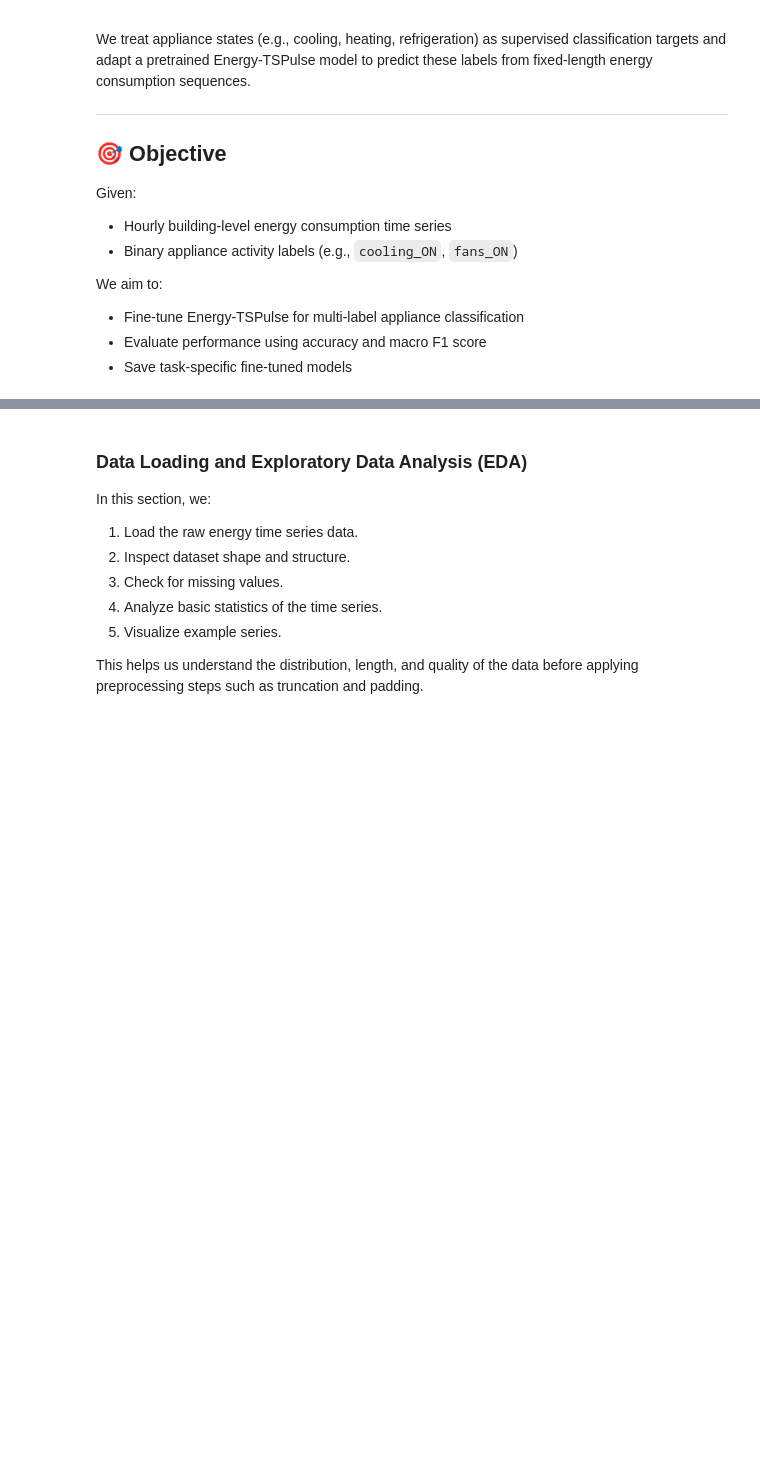
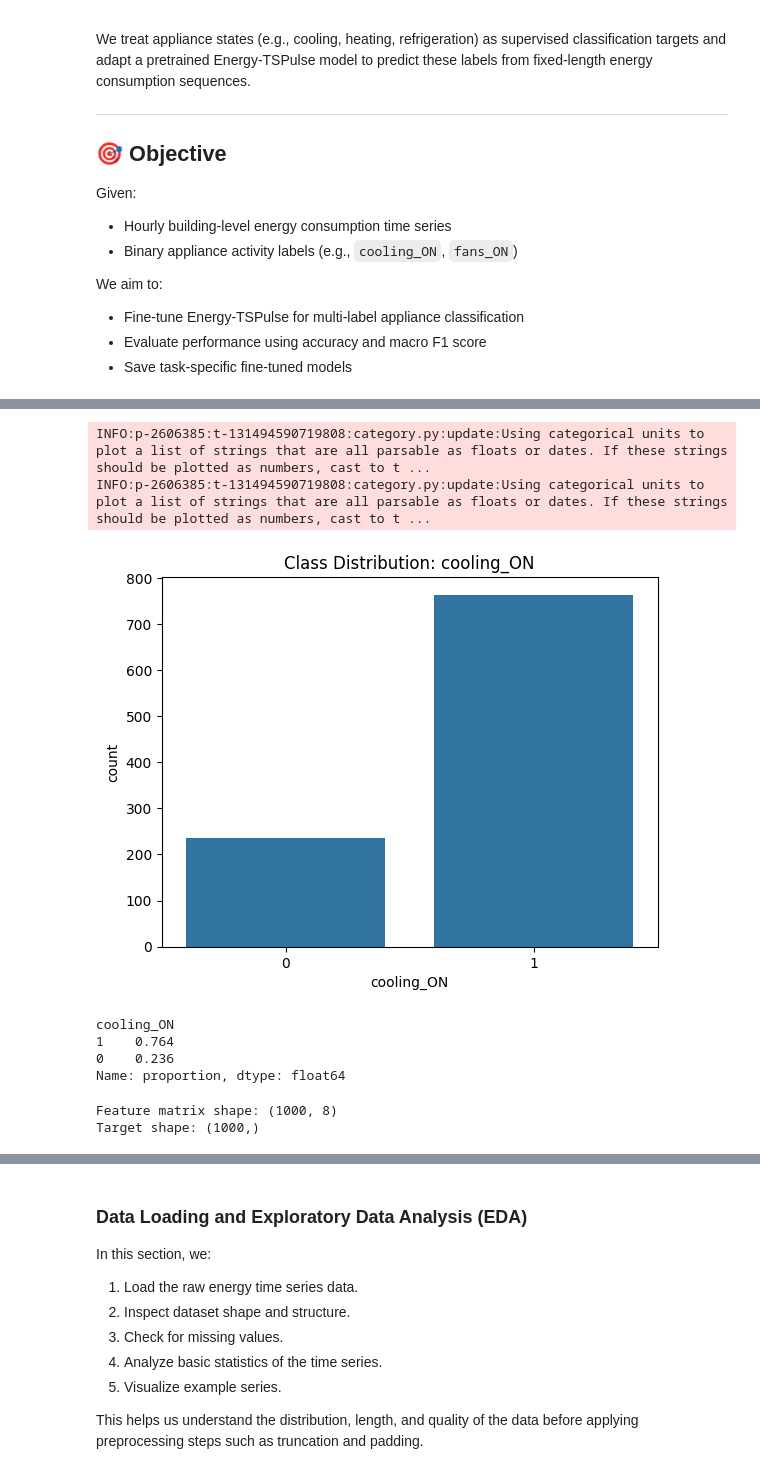
Before and after one commit to srivnaman/EnergyFM, a Jupyter notebook: Notebooks/classification_energy_tspulse_finetuning.ipynb, the cells around one changed output, grey strips where cells are left out. Cells and saved outputs as stored; diff of their text form; code cells hidden in the pictures; blank space fills up the shorter version.

```diff
--- a/Notebooks/classification_energy_tspulse_finetuning.ipynb
+++ b/Notebooks/classification_energy_tspulse_finetuning.ipynb
@@ -41,0 +118,19 @@ logger = logging.getLogger(__name__)
+# %%
+label_name = "cooling_ON"
+# %%
+import seaborn as sns
+import matplotlib.pyplot as plt
+
+sns.countplot(x=labels_df[label_name])
+plt.title(f"Class Distribution: {label_name}")
+plt.show()
+
+print(labels_df[label_name].value_counts(normalize=True))
+# %% [output]
+INFO:p-2606385:t-131494590719808:category.py:update:Using categorical units to plot a list of strings that are all parsable as floats or dates. If these strings should be plotted as numbers, cast to t ...
+INFO:p-2606385:t-131494590719808:category.py:update:Using categorical units to plot a list of strings that are all parsable as floats or dates. If these strings should be plotted as numbers, cast to t ...
+[figure, added]
+cooling_ON
+1    0.764
+0    0.236
+Name: proportion, dtype: float64
@@ -41,0 +151,16 @@ logger = logging.getLogger(__name__)
+# %%
+X = []
+for col in energy_df.columns:
+    if col == "Timestamp":
+        continue
+    ts = energy_df[col].values
+    X.append(extract_features(ts))
+
+X = np.array(X)
+y = labels_df[label_name].values
+
+print("Feature matrix shape:", X.shape)
+print("Target shape:", y.shape)
+# %% [output]
+Feature matrix shape: (1000, 8)
+Target shape: (1000,)
```
Also changed, not shown: parts of 17 cells of this notebook, 2 other files.
